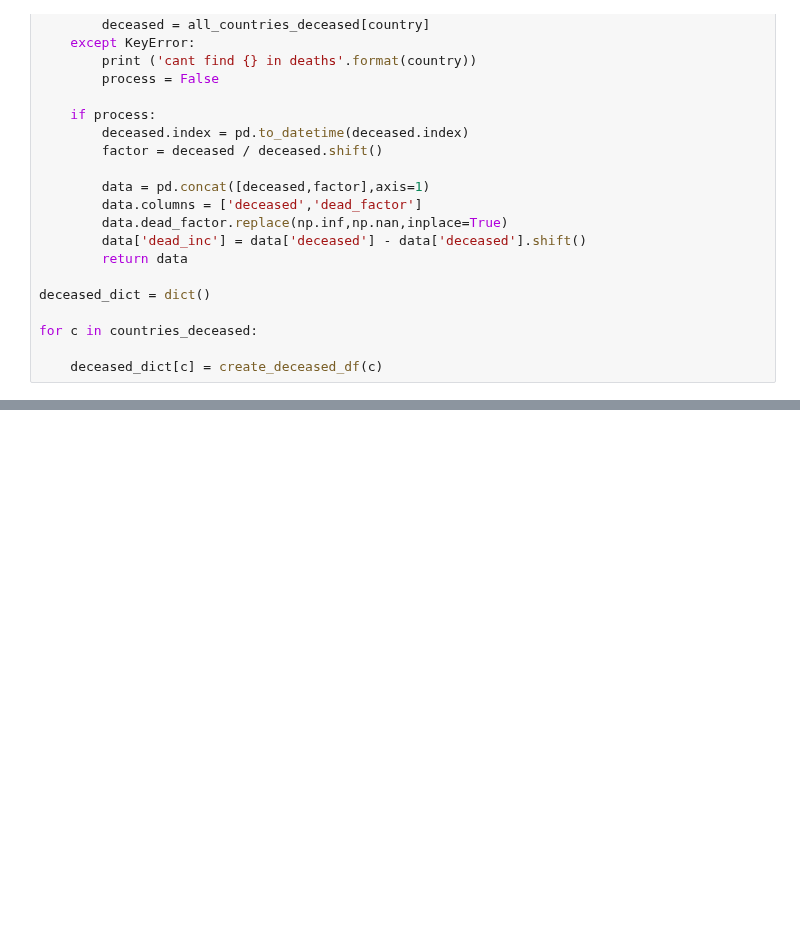
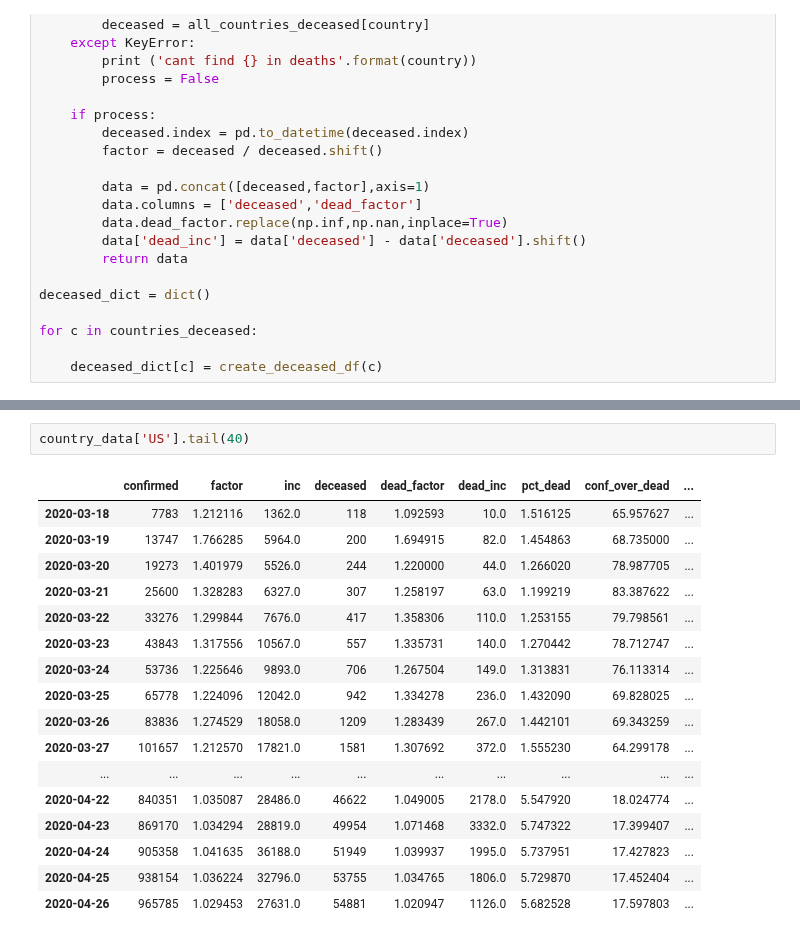
Before and after one commit to tolex3/note, a Jupyter notebook: covid_confirmed.ipynb, the cells around one changed output, grey strips where cells are left out. Drawn from its saved outputs; the diff is of its cells as text; blank space fills up the shorter version.

```diff
--- a/covid_confirmed.ipynb
+++ b/covid_confirmed.ipynb
@@ -190,3 +275,23 @@ country_data['Sweden'].tail(40)
+# %%
+country_data['US'].tail(40)
+# %% [output]
+|  | confirmed | factor | inc | deceased | dead_factor | dead_inc | pct_dead | conf_over_dead | ... |
+| 2020-03-18 | 7783 | 1.212116 | 1362.0 | 118 | 1.092593 | 10.0 | 1.516125 | 65.957627 | ... |
+| 2020-03-19 | 13747 | 1.766285 | 5964.0 | 200 | 1.694915 | 82.0 | 1.454863 | 68.735000 | ... |
+| 2020-03-20 | 19273 | 1.401979 | 5526.0 | 244 | 1.220000 | 44.0 | 1.266020 | 78.987705 | ... |
+| 2020-03-21 | 25600 | 1.328283 | 6327.0 | 307 | 1.258197 | 63.0 | 1.199219 | 83.387622 | ... |
+| 2020-03-22 | 33276 | 1.299844 | 7676.0 | 417 | 1.358306 | 110.0 | 1.253155 | 79.798561 | ... |
+| 2020-03-23 | 43843 | 1.317556 | 10567.0 | 557 | 1.335731 | 140.0 | 1.270442 | 78.712747 | ... |
+| 2020-03-24 | 53736 | 1.225646 | 9893.0 | 706 | 1.267504 | 149.0 | 1.313831 | 76.113314 | ... |
+| 2020-03-25 | 65778 | 1.224096 | 12042.0 | 942 | 1.334278 | 236.0 | 1.432090 | 69.828025 | ... |
+| 2020-03-26 | 83836 | 1.274529 | 18058.0 | 1209 | 1.283439 | 267.0 | 1.442101 | 69.343259 | ... |
+| 2020-03-27 | 101657 | 1.212570 | 17821.0 | 1581 | 1.307692 | 372.0 | 1.555230 | 64.299178 | ... |
+| ... | ... | ... | ... | ... | ... | ... | ... | ... | ... |
+| 2020-04-22 | 840351 | 1.035087 | 28486.0 | 46622 | 1.049005 | 2178.0 | 5.547920 | 18.024774 | ... |
+| 2020-04-23 | 869170 | 1.034294 | 28819.0 | 49954 | 1.071468 | 3332.0 | 5.747322 | 17.399407 | ... |
+| 2020-04-24 | 905358 | 1.041635 | 36188.0 | 51949 | 1.039937 | 1995.0 | 5.737951 | 17.427823 | ... |
+| 2020-04-25 | 938154 | 1.036224 | 32796.0 | 53755 | 1.034765 | 1806.0 | 5.729870 | 17.452404 | ... |
+| 2020-04-26 | 965785 | 1.029453 | 27631.0 | 54881 | 1.020947 | 1126.0 | 5.682528 | 17.597803 | ... |
 # %%
 swe = country_data['Sweden']
 swe[swe['confirmed'] > 1000].describe()
```
Also changed, not shown: parts of 10 cells of this notebook, 15 other files.
